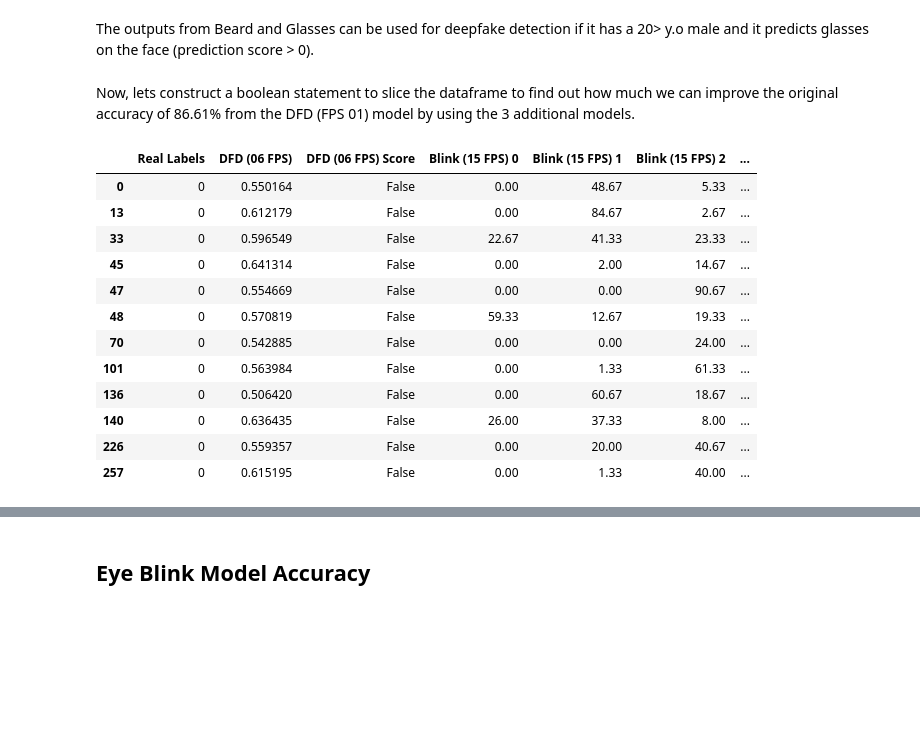
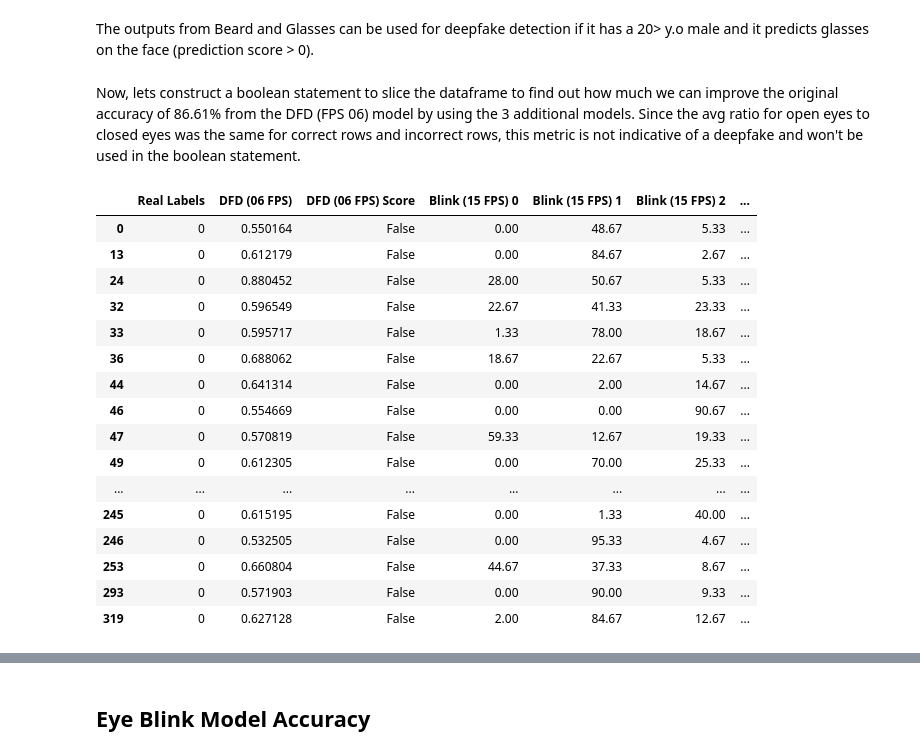
Before and after one commit to MichaelSalSail/deepfakedetection, a Jupyter notebook: testing/All_Models_Evaluation.ipynb, the cells around one changed output, grey strips where cells are left out. Cells and saved outputs as stored; diff of their text form; code cells hidden in the pictures; blank space fills up the shorter version.

Commit message:
Incorrect vs. Correct avgs, increased accuracy improvement

```diff
--- a/testing/All_Models_Evaluation.ipynb
+++ b/testing/All_Models_Evaluation.ipynb
@@ -217,0 +231,15 @@ len(DFD_test_upd_df)
+# %%
+# Find the eye blink scores for the retrieved videos
+all_half_faces_scores=DFD_test_upd_df
+
+i=0
+while(i<len(all_half_faces_scores)):
+    temp=all_half_faces_scores['Name'].iloc[i]
+    if(len(all_half_faces[all_half_faces['Name']==temp])==0):
+        all_half_faces_scores=all_half_faces_scores.drop([i])
+        all_half_faces_scores=all_half_faces_scores.reset_index(drop=True)
+    else:
+        i+=1
+
+print("Total:",len(all_half_faces_scores),"videos")
+all_half_faces_scores[['Name','Blink (15 FPS) 0','Blink (15 FPS) 1','Blink (15 FPS) 2','Blink (15 FPS) 3']]
@@ -217,0 +277,11 @@ len(DFD_test_upd_df)
+# %%
+i=0
+while(i<len(DFD_test_upd_df)):
+    temp=DFD_test_upd_df['Name'].iloc[i]
+    if(len(all_half_faces[all_half_faces['Name']==temp])==1):
+        DFD_test_upd_df=DFD_test_upd_df.drop([i])
+        DFD_test_upd_df=DFD_test_upd_df.reset_index(drop=True)
+    else:
+        i+=1
+
+DFD_test_upd_df
@@ -386,34 +489,33 @@ The avg ratio for open eyes to closed eyes is: 2.03
 # %% [markdown]
 The outputs from Beard and Glasses can be used for deepfake detection if it has a 20> y.o male and it predicts glasses on the face (prediction score > 0).
 # %% [markdown]
-Now, lets construct a boolean statement to slice the dataframe to find out how much we can improve the original accuracy of 86.61% from the DFD (FPS 01) model by using the 3 additional models.
+Now, lets construct a boolean statement to slice the dataframe to find out how much we can improve the original accuracy of 86.61% from the DFD (FPS 06) model by using the 3 additional models. Since the avg ratio for open eyes to closed eyes was the same for correct rows and incorrect rows, this metric is not indicative of a deepfake and won't be used in the boolean statement.
 # %%
-avg_eru=avg_er+0.2
-avg_erl=avg_er-0.2
-
-other_models_detect=DFD_FPS_incorrect_df[(((DFD_FPS_incorrect_df['Blink (15 FPS) 0']>=avg_m) |
-                    (DFD_FPS_incorrect_df['Blink (15 FPS) 1']>=avg_u)) &
-                    ((DFD_FPS_incorrect_df['Blink (15 FPS) 2']/DFD_FPS_incorrect_df['Blink (15 FPS) 3'])<=avg_eru) &
-                    ((DFD_FPS_incorrect_df['Blink (15 FPS) 2']/DFD_FPS_incorrect_df['Blink (15 FPS) 3'])>=avg_erl))
-                    |
-                    ((DFD_FPS_incorrect_df['Beard: Age']>=20) &
-                    (DFD_FPS_incorrect_df['Beard: Gender']=="Man") &
-                    (DFD_FPS_incorrect_df['Glasses']>0))]
+other_models_detect=DFD_FPS_incorrect_df[((DFD_FPS_incorrect_df['Blink (15 FPS) 0']>=avg_m) |
+                                          (DFD_FPS_incorrect_df['Blink (15 FPS) 1']>=avg_u))
+                                          |
+                                          ((DFD_FPS_incorrect_df['Beard: Age']>=20) &
+                                          (DFD_FPS_incorrect_df['Beard: Gender']=="Man") &
+                                          (DFD_FPS_incorrect_df['Glasses']>0))]
 other_models_detect
 # %% [output]
 |  | Real Labels | DFD (06 FPS) | DFD (06 FPS) Score | Blink (15 FPS) 0 | Blink (15 FPS) 1 | Blink (15 FPS) 2 | ... |
 | 0 | 0 | 0.550164 | False | 0.00 | 48.67 | 5.33 | ... |
 | 13 | 0 | 0.612179 | False | 0.00 | 84.67 | 2.67 | ... |
-| 33 | 0 | 0.596549 | False | 22.67 | 41.33 | 23.33 | ... |
-| 45 | 0 | 0.641314 | False | 0.00 | 2.00 | 14.67 | ... |
-| 47 | 0 | 0.554669 | False | 0.00 | 0.00 | 90.67 | ... |
-| 48 | 0 | 0.570819 | False | 59.33 | 12.67 | 19.33 | ... |
-| 70 | 0 | 0.542885 | False | 0.00 | 0.00 | 24.00 | ... |
-| 101 | 0 | 0.563984 | False | 0.00 | 1.33 | 61.33 | ... |
-| 136 | 0 | 0.506420 | False | 0.00 | 60.67 | 18.67 | ... |
-| 140 | 0 | 0.636435 | False | 26.00 | 37.33 | 8.00 | ... |
-| 226 | 0 | 0.559357 | False | 0.00 | 20.00 | 40.67 | ... |
-| 257 | 0 | 0.615195 | False | 0.00 | 1.33 | 40.00 | ... |
+| 24 | 0 | 0.880452 | False | 28.00 | 50.67 | 5.33 | ... |
+| 32 | 0 | 0.596549 | False | 22.67 | 41.33 | 23.33 | ... |
+| 33 | 0 | 0.595717 | False | 1.33 | 78.00 | 18.67 | ... |
+| 36 | 0 | 0.688062 | False | 18.67 | 22.67 | 5.33 | ... |
+| 44 | 0 | 0.641314 | False | 0.00 | 2.00 | 14.67 | ... |
+| 46 | 0 | 0.554669 | False | 0.00 | 0.00 | 90.67 | ... |
+| 47 | 0 | 0.570819 | False | 59.33 | 12.67 | 19.33 | ... |
+| 49 | 0 | 0.612305 | False | 0.00 | 70.00 | 25.33 | ... |
+| ... | ... | ... | ... | ... | ... | ... | ... |
+| 245 | 0 | 0.615195 | False | 0.00 | 1.33 | 40.00 | ... |
+| 246 | 0 | 0.532505 | False | 0.00 | 95.33 | 4.67 | ... |
+| 253 | 0 | 0.660804 | False | 44.67 | 37.33 | 8.67 | ... |
+| 293 | 0 | 0.571903 | False | 0.00 | 90.00 | 9.33 | ... |
+| 319 | 0 | 0.627128 | False | 2.00 | 84.67 | 12.67 | ... |
 # %%
 print("The original accuracy was", DFD_FPS_eval_df['DFD (06 FPS) Score'].iloc[0],
       "%. This means it was", round((DFD_FPS_eval_df['DFD (06 FPS) Score'].iloc[0]/100)*len(DFD_test_upd_df)),
```
Also changed, not shown: parts of 40 cells of this notebook.
